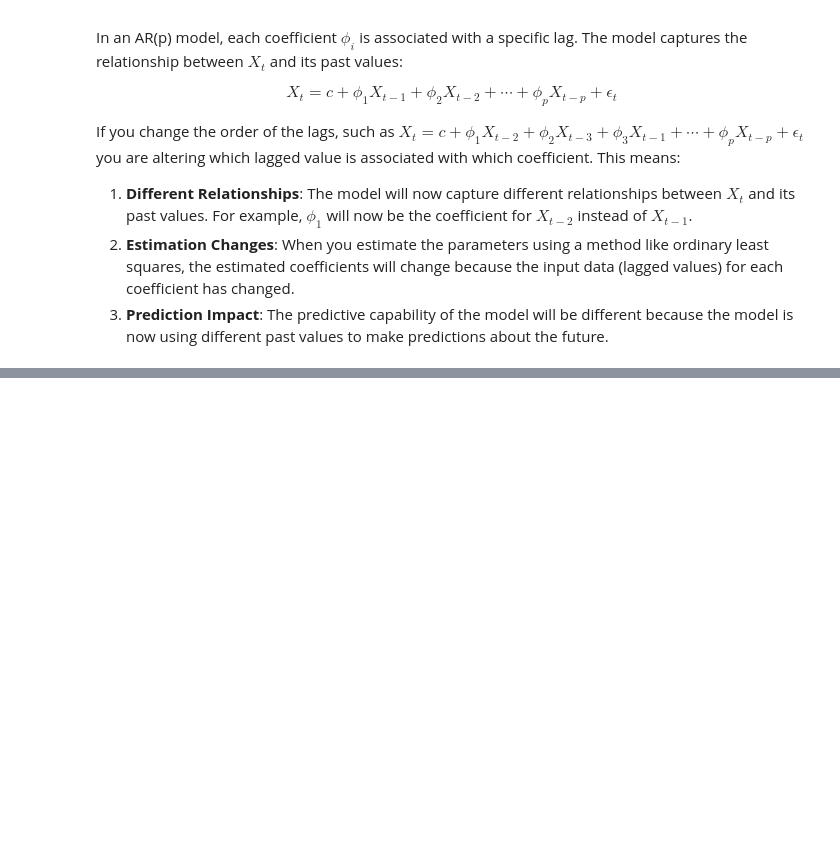
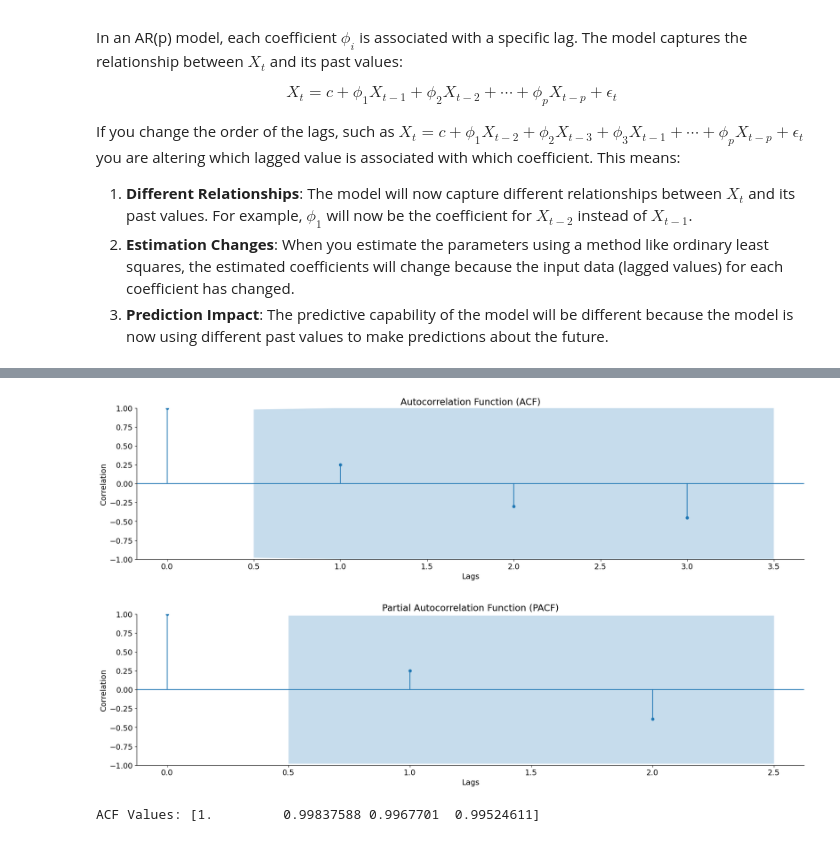
Before and after one commit to dakshbhatnagar/projects, a Jupyter notebook: arima/arima.ipynb, the cells around one changed output, grey strips where cells are left out. Drawn from its saved outputs; the diff is of its cells as text; code cells hidden in the pictures; blank space fills up the shorter version.

Commit message:
Add ACF and PACF Explanation

```diff
--- a/arima/arima.ipynb
+++ b/arima/arima.ipynb
@@ -252,0 +292,39 @@ If you change the order of the lags, such as $ X_t = c + \phi_1 X_{t-2} + \phi_2
+# %%
+# Example data
+data = [10, 20, 30, 40]
+series = pd.Series(data)
+
+# Plot ACF
+plot_acf(series, lags=3)
+plt.gca().spines['top'].set_visible(False)
+plt.gca().spines['right'].set_visible(False)
+#Rotate the x-tick labels by 45 degrees
+plt.xticks(rotation=0)
+#Set the title, x-axis label, y-axis label, and legend
+plt.xlabel('Lags')
+plt.ylabel('Correlation')
+plt.title('Autocorrelation Function (ACF)')
+
+# Plot PACF
+plot_pacf(series, lags=2)
+plt.gca().spines['top'].set_visible(False)
+plt.gca().spines['right'].set_visible(False)
+#Rotate the x-tick labels by 45 degrees
+plt.xticks(rotation=0)
+#Set the title, x-axis label, y-axis label, and legend
+plt.xlabel('Lags')
+plt.ylabel('Correlation')
+plt.title('Partial Autocorrelation Function (PACF)')
+plt.show()
+plt.savefig('example_plot.png')
+# %% [output]
+[figure, added]
+[figure, added]
+# %%
+from statsmodels.tsa.stattools import acf
+acf_values = acf(df['Close'], nlags=len(data)-1)
+
+# Print ACF values
+print("ACF Values:", acf_values)
+# %% [output]
+ACF Values: [1.         0.99837588 0.9967701  0.99524611]
```
Also changed, not shown: parts of 19 cells of this notebook, 1 other file.
